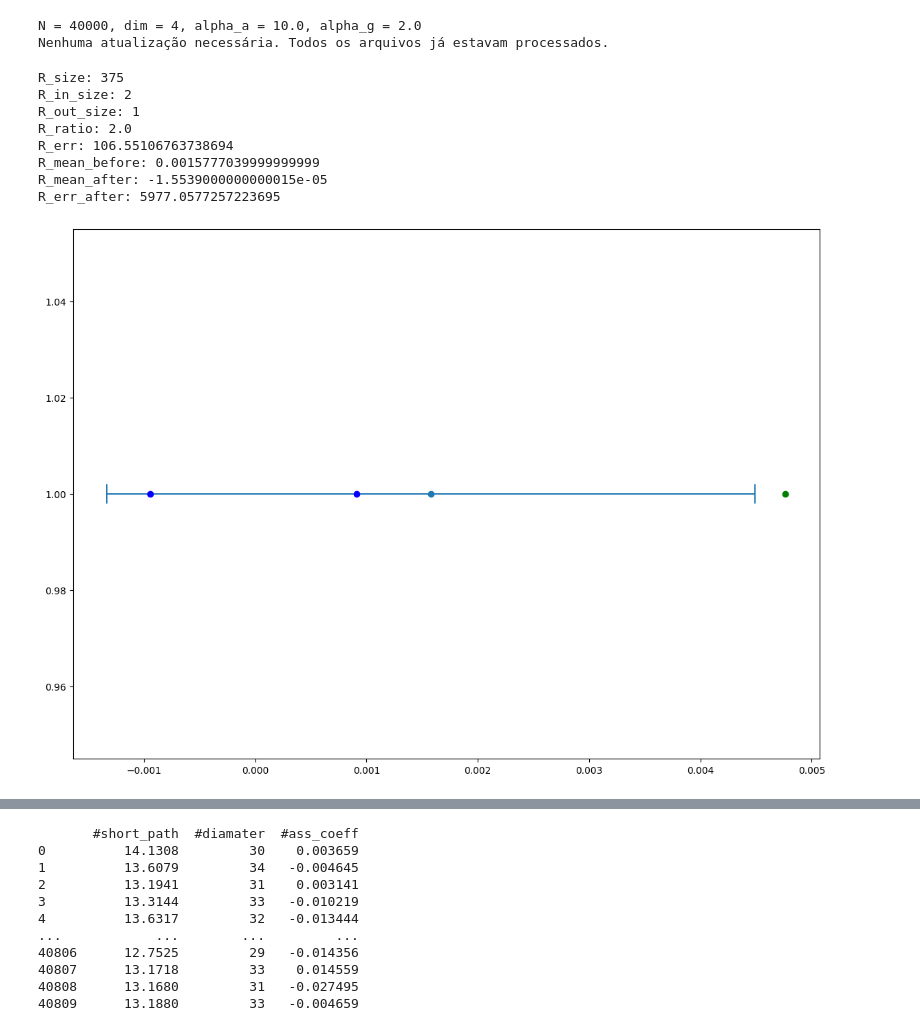
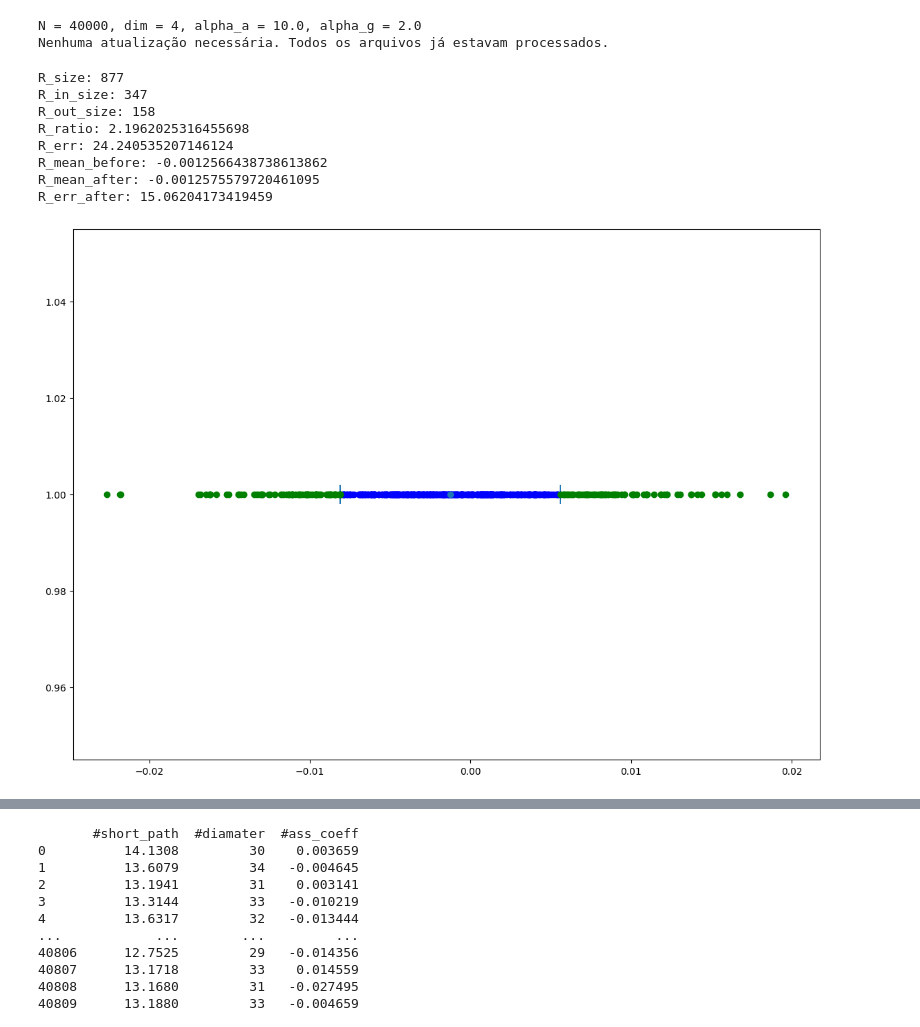
Before and after one commit to JuniorAlencar/SpatialPreferential, a Jupyter notebook: scripts/jupyter/fixing_data.ipynb, the cells around one changed output, grey strips where cells are left out. Saved outputs shown, nothing was run; the diff lists cells and outputs as text; code cells hidden in the pictures.

```diff
--- a/scripts/jupyter/fixing_data.ipynb
+++ b/scripts/jupyter/fixing_data.ipynb
@@ -513,43 +514,43 @@ Nenhuma atualização necessária. Todos os arquivos já estavam processados.
 
 path_file = f"../../data_2/N_{n}/dim_{dim}/alpha_a_{alpha_a}_alpha_g_{alpha_g}/properties_set.txt"
 # Criar um DataFrame
-df = pd.read_csv(path_file, sep=',')
+df = pd.read_csv(path_file, sep=' ')
 R = df["#ass_coeff"]
 r_mean, r_std, r_err = R.mean(), R.std(), R.sem()
 fig, ax = plt.subplots(figsize=(14, 10))
 
 ax.errorbar(r_mean,1,xerr=r_std,marker='o',lw=1.4, capsize=10, capthick=1.4)
 R_in = [i for i in R if abs(i-r_mean) <= r_std]
 R_out = [i for i in R if abs(i-r_mean) > r_std]
 
 ax.plot(R_in,np.ones(len(R_in)),'o', color='blue')
 ax.plot(R_out,np.ones(len(R_out)),'o', color='green')
 #ax.plot(R,np.ones(len(R)),'o')
 #ax.set_xlim([r_mean - r_err, r_mean + r_err])
 
 std_in = np.std(np.array(R_in), ddof=1)
 
 R_in_err = std_in / np.sqrt(len(R_in))
 
 print("R_size:",len(R))
 print("R_in_size:",len(R_in))
 print("R_out_size:",len(R_out))
 print("R_ratio:",len(R_in)/len(R_out))
 print("R_err:", (r_err/abs(r_mean))*100)
 print("R_mean_before:", r_mean)
 print("R_mean_after:", np.mean(np.array(R_in)))
 print("R_err_after:", (R_in_err) / abs(np.mean(R_in))*100 )
 plt.show()
 # %% [output]
-R_size: 375
-R_in_size: 2
-R_out_size: 1
-R_ratio: 2.0
-R_err: 106.55106763738694
-R_mean_before: 0.0015777039999999999
-R_mean_after: -1.5539000000000015e-05
-R_err_after: 5977.0577257223695
+R_size: 877
+R_in_size: 347
+R_out_size: 158
+R_ratio: 2.1962025316455698
+R_err: 24.240535207146124
+R_mean_before: -0.0012566438738613862
+R_mean_after: -0.0012575579720461095
+R_err_after: 15.06204173419459
-[figure, old version]
+[figure, new version]
 # %%
 n, dim, alpha_a, alpha_g = 5000, 1, 3.0, 2.0
 file_path = f"../../data_2/N_{n}/dim_{dim}/alpha_a_{alpha_a}_alpha_g_{alpha_g}/properties_set.txt"
```
Also changed, not shown: parts of 21 cells of this notebook, 4 other files.
